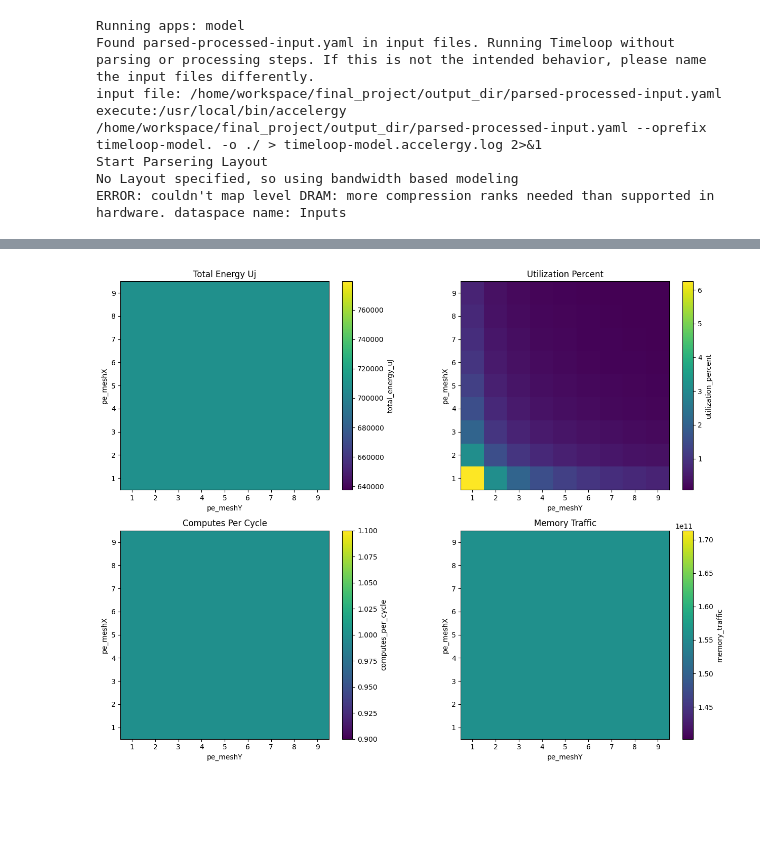
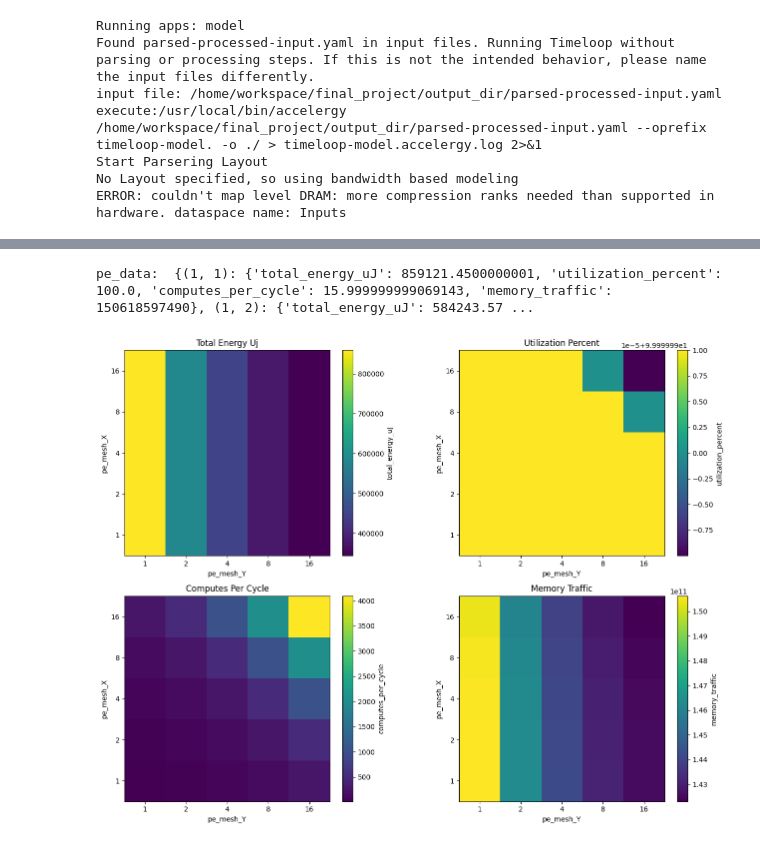
Before and after one commit to sanions/65930_final_project, a Jupyter notebook: workspace/final_project/mapping_search_bello.ipynb, the cells around one changed output, grey strips where cells are left out. Drawn from its saved outputs; the diff is of its cells as text; code cells hidden in the pictures; blank space fills up the shorter version.

```diff
--- a/workspace/final_project/mapping_search_bello.ipynb
+++ b/workspace/final_project/mapping_search_bello.ipynb
@@ -486,37 +509,38 @@ INFO:pytimeloop.accelergy_interface:Running Accelergy with command: accelergy /h
 # %%
 with open(f"{folder}/pe_experiment_data.json", "r") as f:
     loaded_data = json.load(f)
 pe_data = {tuple(map(int, k.split(','))): v for k, v in loaded_data.items()}
-
-max_pe = 10
-min_pe = 1
+print("pe_data: ", pe_data)
+pe_range = [2**i for i in range(min_pe_power, max_pe_power + 1)]
 
 fig, axs = plt.subplots(2, 2, figsize=(14, 10))
 axs = axs.flatten()
 
 for i, attr in enumerate(attributes):
-    heatmap = np.zeros((max_pe - min_pe, max_pe - min_pe))
+    heatmap = np.zeros((len(pe_range), len(pe_range)))
 
-    for x in range(min_pe, max_pe):
-        for y in range(min_pe, max_pe):
-            heatmap[x - min_pe, y - min_pe] = pe_data[(x, y)][attr]
+    for row_idx, pe_X in enumerate(pe_range):
+        for col_idx, pe_Y in enumerate(pe_range):
+            value = pe_data.get((pe_X, pe_Y), {}).get(attr, 0)  # Default to 0 if missing
+            heatmap[row_idx, col_idx] = value
 
     im = axs[i].imshow(heatmap, origin='lower', cmap='viridis')
     axs[i].set_title(attr.replace('_', ' ').title())
-    axs[i].set_xlabel('pe_meshY')
-    axs[i].set_ylabel('pe_meshX')
-    axs[i].set_xticks(np.arange(max_pe - min_pe))
-    axs[i].set_yticks(np.arange(max_pe - min_pe))
-    axs[i].set_xticklabels(range(min_pe, max_pe))
-    axs[i].set_yticklabels(range(min_pe, max_pe))
+    axs[i].set_xlabel('pe_mesh_Y')
+    axs[i].set_ylabel('pe_mesh_X')
+    axs[i].set_xticks(np.arange(len(pe_range)))
+    axs[i].set_yticks(np.arange(len(pe_range)))
+    axs[i].set_xticklabels(pe_range)
+    axs[i].set_yticklabels(pe_range)
 
     cbar = plt.colorbar(im, ax=axs[i], fraction=0.046, pad=0.04)
     cbar.set_label(attr)
 
 plt.tight_layout()
 plt.show()
 # %% [output]
+pe_data:  {(1, 1): {'total_energy_uJ': 859121.4500000001, 'utilization_percent': 100.0, 'computes_per_cycle': 15.999999999069143, 'memory_traffic': 150618597490}, (1, 2): {'total_energy_uJ': 584243.57 ...
-[figure, old version]
+[figure, new version]
 # %%
 # change the sparsity
 def get_CSR_vs_COO(config, attributes):
```
Also changed, not shown: parts of 10 cells of this notebook, 5 other files.
